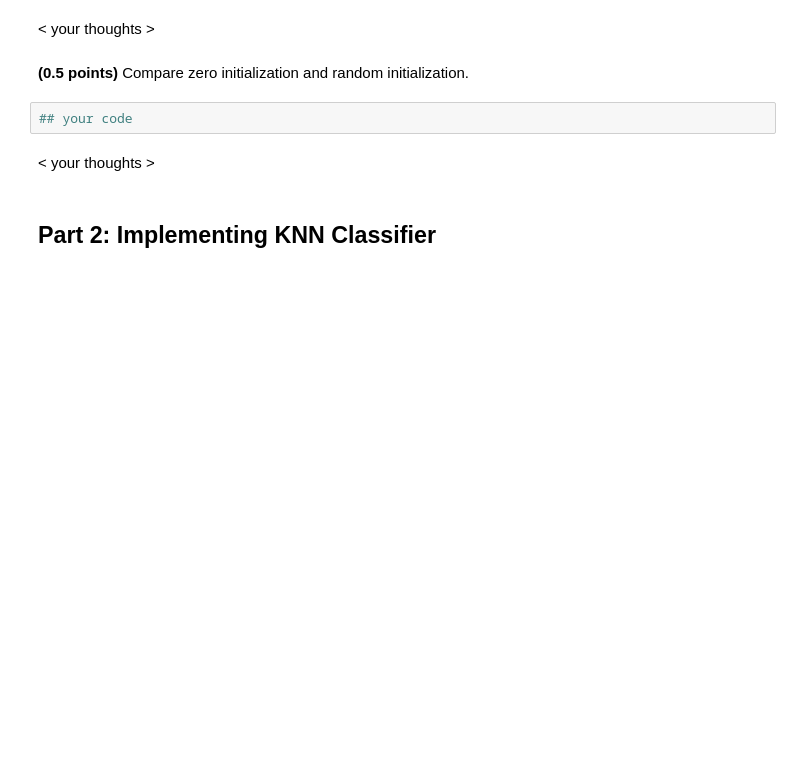
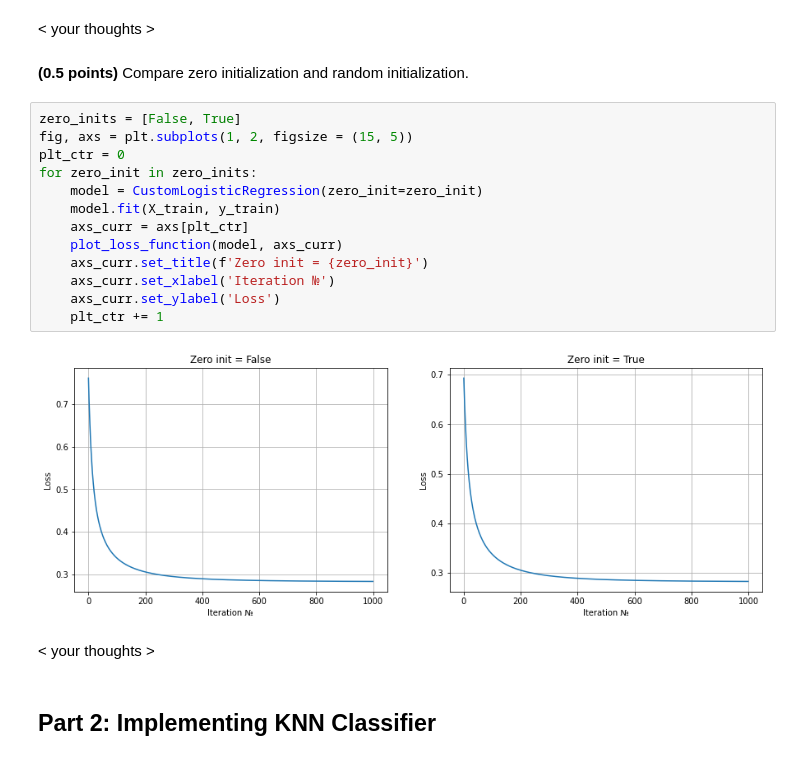
Before and after one commit to zappaz00/5_classification_linear_knn, a Jupyter notebook: hw_classification.ipynb, the cells around one changed output. Saved outputs shown, nothing was run; the diff lists cells and outputs as text; blank space fills up the shorter version.

```diff
--- a/hw_classification.ipynb
+++ b/hw_classification.ipynb
@@ -199,8 +273,21 @@ assert min(train_acc, test_acc) > 0.9
 < your thoughts >
 # %% [markdown]
 **(0.5 points)** Compare zero initialization and random initialization.
-# %%
-## your code
+# %%
+zero_inits = [False, True]
+fig, axs = plt.subplots(1, 2, figsize = (15, 5))
+plt_ctr = 0
+for zero_init in zero_inits:
+    model = CustomLogisticRegression(zero_init=zero_init)
+    model.fit(X_train, y_train)
+    axs_curr = axs[plt_ctr]
+    plot_loss_function(model, axs_curr)
+    axs_curr.set_title(f'Zero init = {zero_init}')
+    axs_curr.set_xlabel('Iteration №')
+    axs_curr.set_ylabel('Loss')
+    plt_ctr += 1
+# %% [output]
+[figure, added]
 # %% [markdown]
 < your thoughts >
 # %% [markdown]
```
Also changed, not shown: parts of 15 cells of this notebook, 3 other files.
